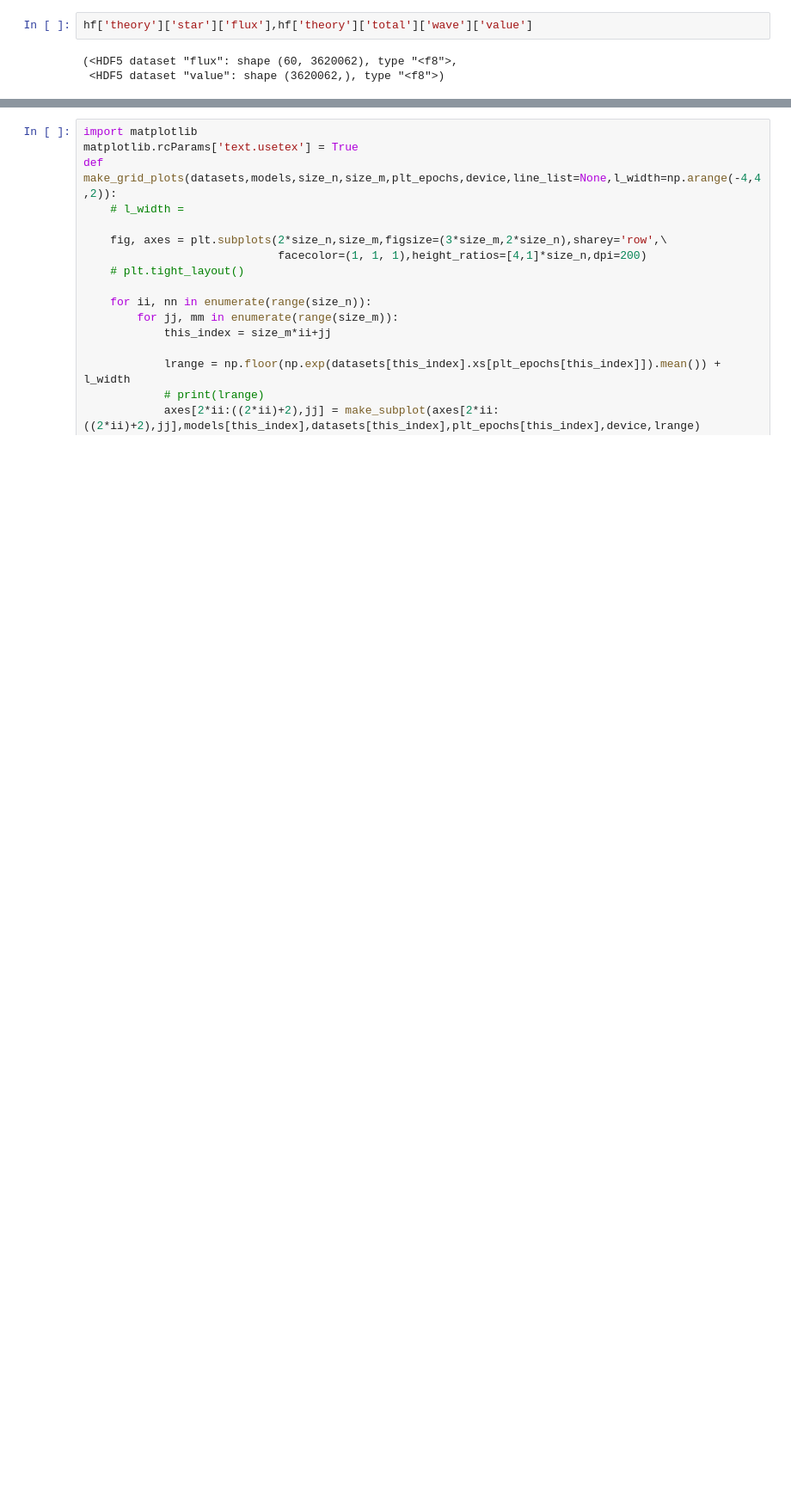
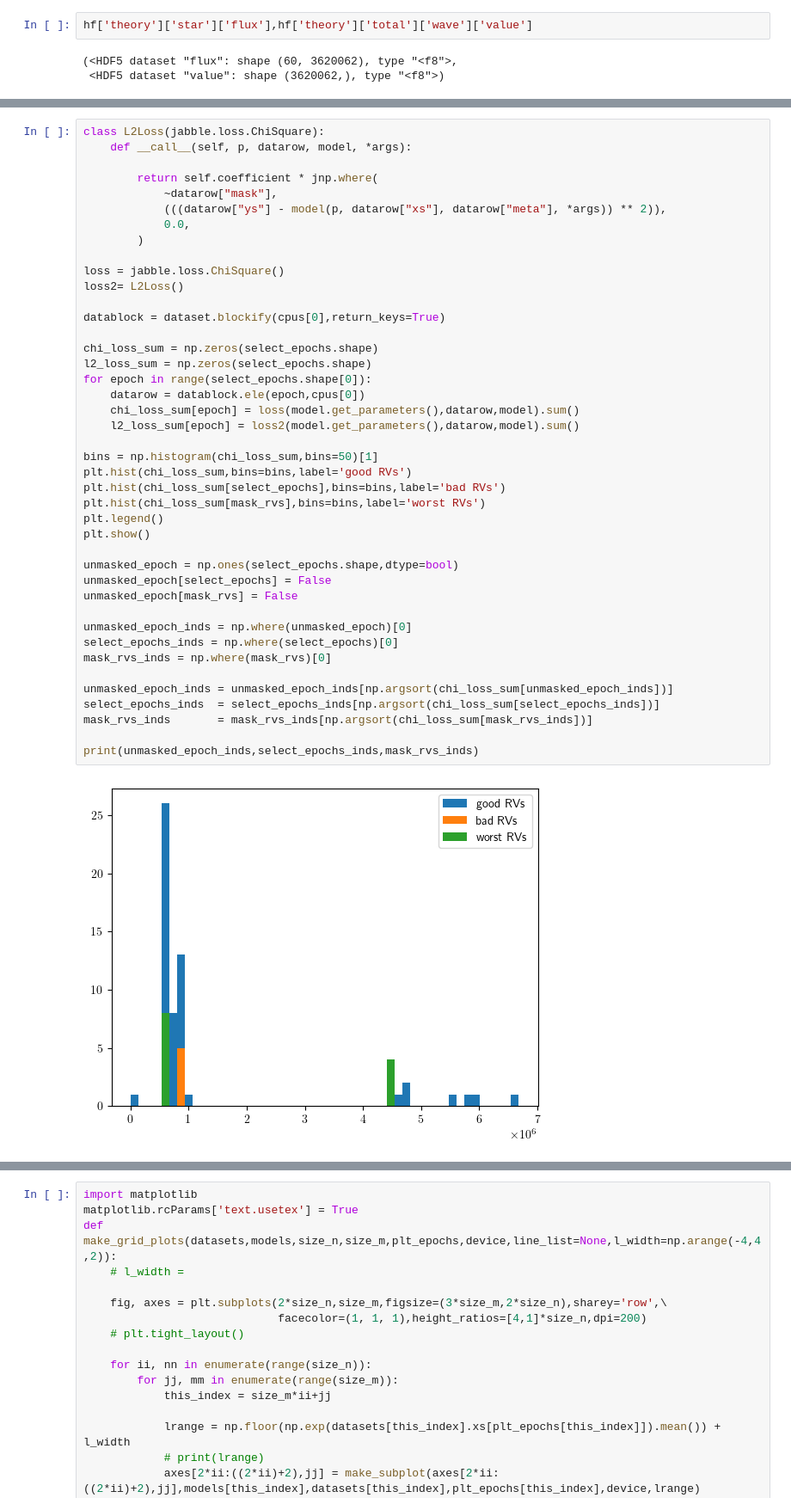
Before and after one commit to mdd423/wobble_jax, a Jupyter notebook: notebooks/05-simulateddata.ipynb, the cells around one changed output, grey strips where cells are left out. Shown at 86% size. Cells and saved outputs as stored; diff of their text form; blank space fills up the shorter version.

```diff
--- a/notebooks/05-simulateddata.ipynb
+++ b/notebooks/05-simulateddata.ipynb
@@ -627,0 +749,44 @@ plt.show()
+# %%
+class L2Loss(jabble.loss.ChiSquare):
+    def __call__(self, p, datarow, model, *args):
+
+        return self.coefficient * jnp.where(
+            ~datarow["mask"],
+            (((datarow["ys"] - model(p, datarow["xs"], datarow["meta"], *args)) ** 2)),
+            0.0,
+        )
+
+loss = jabble.loss.ChiSquare()
+loss2= L2Loss()
+
+datablock = dataset.blockify(cpus[0],return_keys=True)
+
+chi_loss_sum = np.zeros(select_epochs.shape)
+l2_loss_sum = np.zeros(select_epochs.shape)
+for epoch in range(select_epochs.shape[0]):
+    datarow = datablock.ele(epoch,cpus[0])
+    chi_loss_sum[epoch] = loss(model.get_parameters(),datarow,model).sum()
+    l2_loss_sum[epoch] = loss2(model.get_parameters(),datarow,model).sum()
+
+bins = np.histogram(chi_loss_sum,bins=50)[1]
+plt.hist(chi_loss_sum,bins=bins,label='good RVs')
+plt.hist(chi_loss_sum[select_epochs],bins=bins,label='bad RVs')
+plt.hist(chi_loss_sum[mask_rvs],bins=bins,label='worst RVs')
+plt.legend()
+plt.show()
+
+unmasked_epoch = np.ones(select_epochs.shape,dtype=bool)
+unmasked_epoch[select_epochs] = False
+unmasked_epoch[mask_rvs] = False
+
+unmasked_epoch_inds = np.where(unmasked_epoch)[0]
+select_epochs_inds = np.where(select_epochs)[0]
+mask_rvs_inds = np.where(mask_rvs)[0]
+
+unmasked_epoch_inds = unmasked_epoch_inds[np.argsort(chi_loss_sum[unmasked_epoch_inds])]
+select_epochs_inds  = select_epochs_inds[np.argsort(chi_loss_sum[select_epochs_inds])]
+mask_rvs_inds       = mask_rvs_inds[np.argsort(chi_loss_sum[mask_rvs_inds])]
+
+print(unmasked_epoch_inds,select_epochs_inds,mask_rvs_inds)
+# %% [output]
+[figure, added]
```
Also changed, not shown: parts of 15 cells of this notebook, 3 other files.
